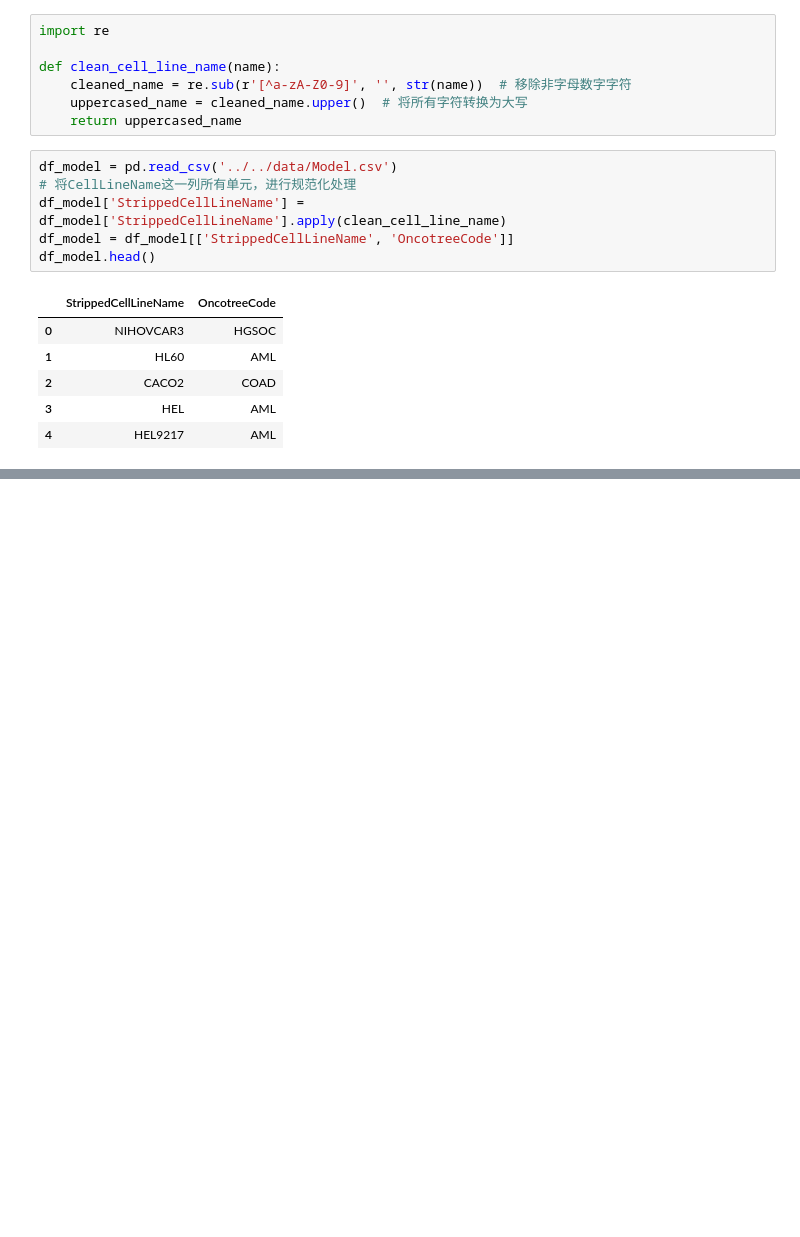
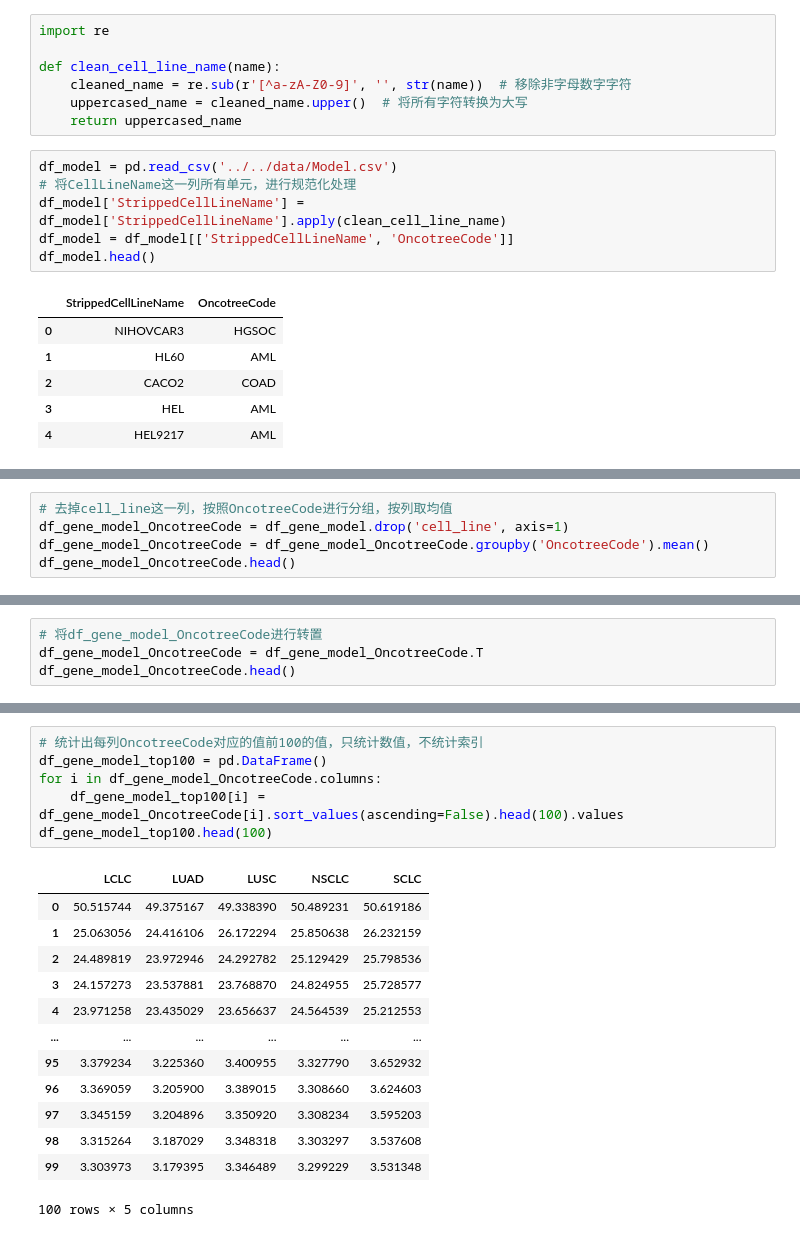
Before and after one commit to queryang/OmicsTransMCA, a Jupyter notebook: Figs/Fig2/Fig2d/组学数据预处理后-分析.ipynb, the cells around one changed output, grey strips where cells are left out. Saved outputs shown, nothing was run; the diff lists cells and outputs as text; blank space fills up the shorter version.

```diff
--- a/Figs/Fig2/Fig2d/组学数据预处理后-分析.ipynb
+++ b/Figs/Fig2/Fig2d/组学数据预处理后-分析.ipynb
@@ -47,0 +74,5 @@ df_gene_model.head()
+# %%
+# 去掉cell_line这一列，按照OncotreeCode进行分组，按列取均值
+df_gene_model_OncotreeCode = df_gene_model.drop('cell_line', axis=1)
+df_gene_model_OncotreeCode = df_gene_model_OncotreeCode.groupby('OncotreeCode').mean()
+df_gene_model_OncotreeCode.head()
@@ -47,0 +88,4 @@ df_gene_model.head()
+# %%
+# 将df_gene_model_OncotreeCode进行转置
+df_gene_model_OncotreeCode = df_gene_model_OncotreeCode.T
+df_gene_model_OncotreeCode.head()
@@ -47,0 +99,20 @@ df_gene_model.head()
+# %%
+# 统计出每列OncotreeCode对应的值前100的值，只统计数值，不统计索引
+df_gene_model_top100 = pd.DataFrame()
+for i in df_gene_model_OncotreeCode.columns:
+    df_gene_model_top100[i] = df_gene_model_OncotreeCode[i].sort_values(ascending=False).head(100).values
+df_gene_model_top100.head(100)
+# %% [output]
+|  | LCLC | LUAD | LUSC | NSCLC | SCLC |
+| 0 | 50.515744 | 49.375167 | 49.338390 | 50.489231 | 50.619186 |
+| 1 | 25.063056 | 24.416106 | 26.172294 | 25.850638 | 26.232159 |
+| 2 | 24.489819 | 23.972946 | 24.292782 | 25.129429 | 25.798536 |
+| 3 | 24.157273 | 23.537881 | 23.768870 | 24.824955 | 25.728577 |
+| 4 | 23.971258 | 23.435029 | 23.656637 | 24.564539 | 25.212553 |
+| ... | ... | ... | ... | ... | ... |
+| 95 | 3.379234 | 3.225360 | 3.400955 | 3.327790 | 3.652932 |
+| 96 | 3.369059 | 3.205900 | 3.389015 | 3.308660 | 3.624603 |
+| 97 | 3.345159 | 3.204896 | 3.350920 | 3.308234 | 3.595203 |
+| 98 | 3.315264 | 3.187029 | 3.348318 | 3.303297 | 3.537608 |
+| 99 | 3.303973 | 3.179395 | 3.346489 | 3.299229 | 3.531348 |
+100 rows × 5 columns
```
Also changed, not shown: parts of 15 cells of this notebook, 31 other files.
